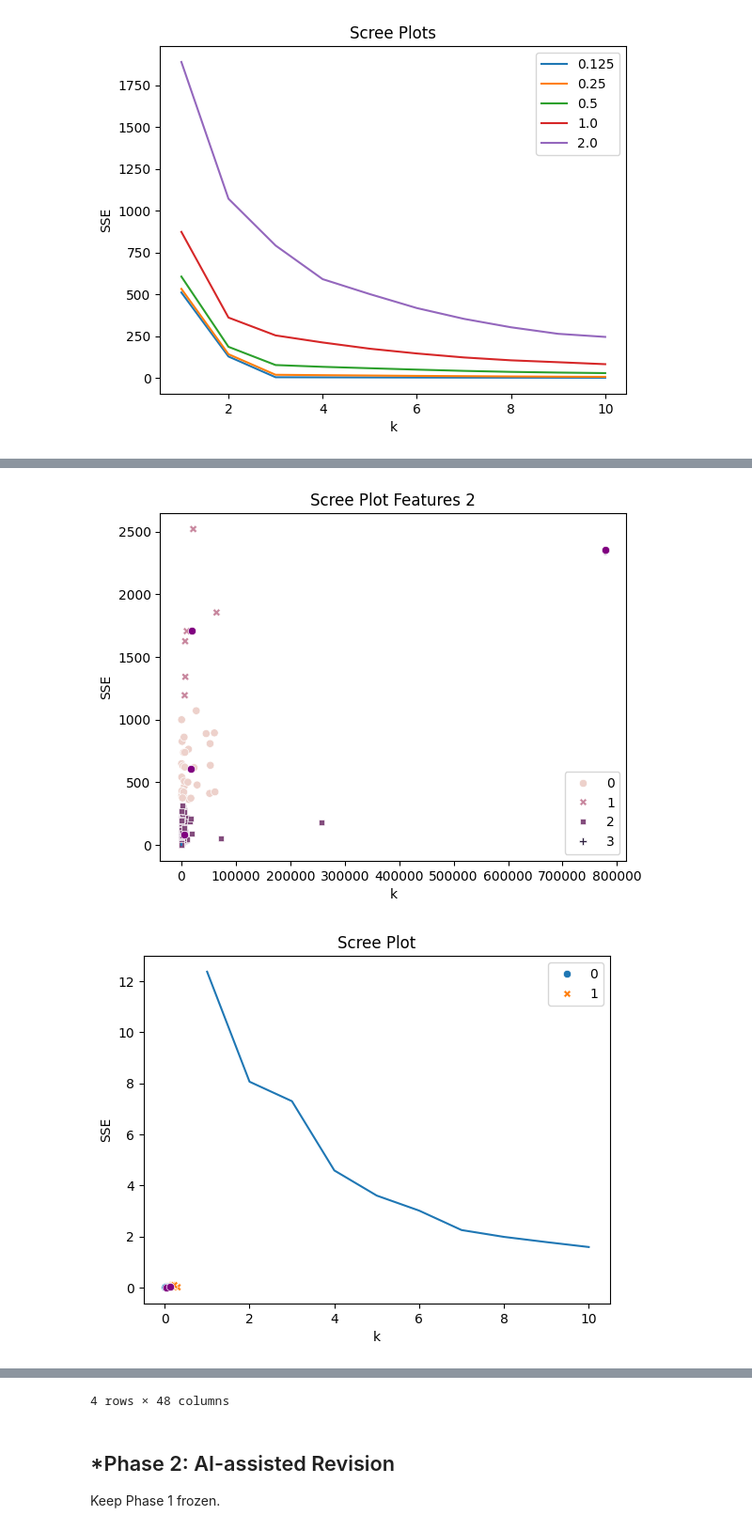
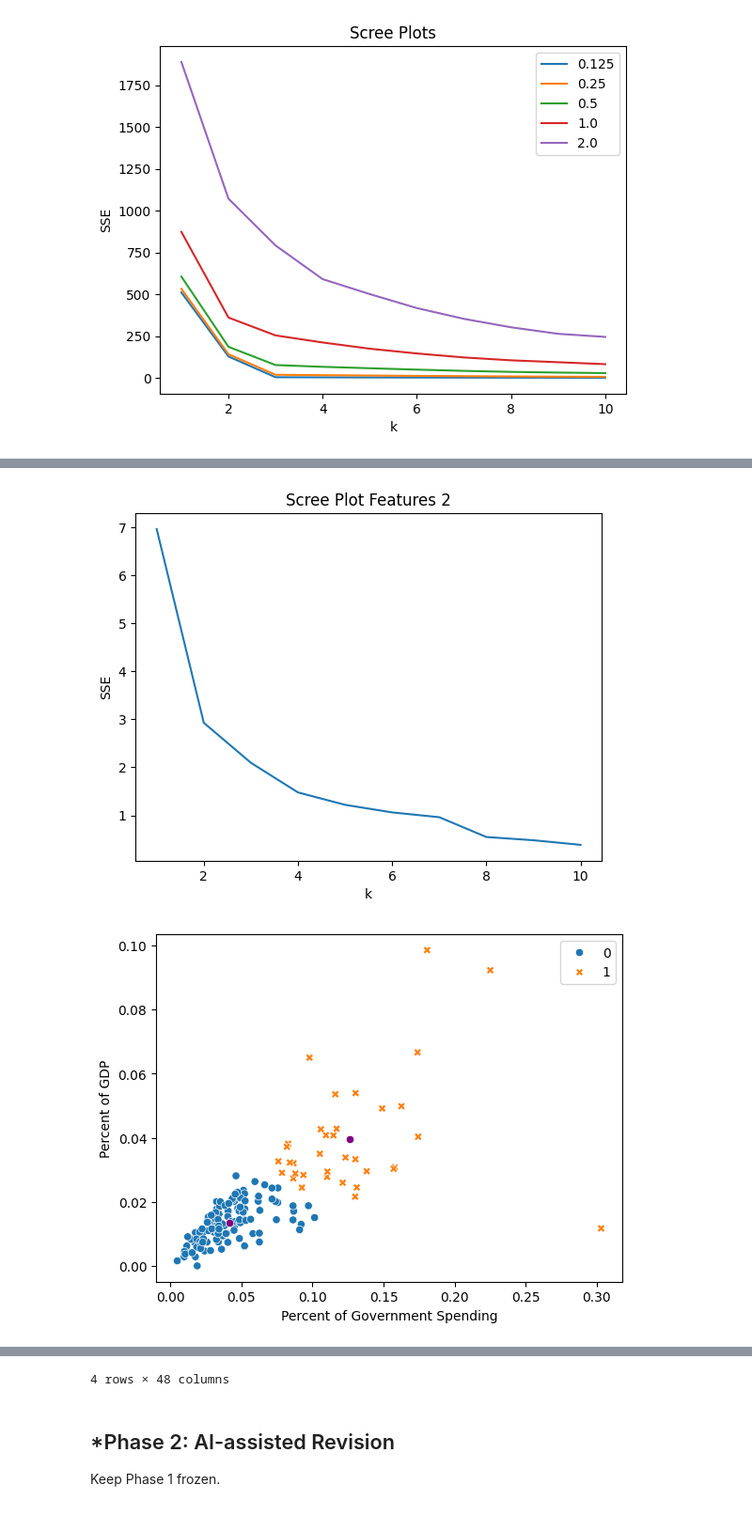
Before and after one commit to anayamgreen/A04-clustering, a Jupyter notebook: A04.ipynb, the cells around one changed output, grey strips where cells are left out. Shown at 94% size. Drawn from its saved outputs; the diff is of its cells as text; code cells hidden in the pictures.

```diff
--- a/A04.ipynb
+++ b/A04.ipynb
@@ -203,7 +213,7 @@ from sklearn.cluster import KMeans
 # read in the data
 df = pd.read_csv("/content/SIPRI Military Expenditure Database.csv")
 
-print("var.dtypes:")
+print("df.dtypes:")
 print(df.dtypes, '\n')
 
 # Look at the first few rows of the data using .head()
@@ -219,10 +229,10 @@ df = df.dropna()
 print(df.shape)
 print("the df", df.head())
 
-features = ["Spending (2020 USD)", "Spending per Capita"] #creating a feautres dataframe
 
 
 #--------Q2--------
+features = ["Spending (2020 USD)", "Spending per Capita"] #creating a feautres dataframe
 
 #scaling and calulating the min and max for features
 unscaled = df.loc[:, features]
@@ -243,25 +253,31 @@ SSE = [
     for k in ks
 ] # calculating the SSE
 
+plt.figure() # creating a new figure
 sns.lineplot(x=ks, y=SSE) # showing the scree plot
 
-plt.title("Scree Plots")# making a title
+plt.title("Scree Plot Features ")# making a title
 plt.xlabel("k") # making x value title
 plt.ylabel("SSE") # making y value title
-plt.legend()# creating legend
 plt.show() # showing the plots
 
 
 # Cluster Plot
-model = KMeans(n_clusters=4, n_init="auto", random_state=0).fit(X) # making the model
+model = KMeans(n_clusters=2, n_init="auto", random_state=0).fit(X) # making the model
 df["cluster"] = model.labels_ # putting the model.labels value in the df
 centers = model.cluster_centers_ * ranges.to_numpy() + mins.to_numpy() # creatingthe centers
 ax = sns.scatterplot(
     data=df, x="Spending (2020 USD)", y="Spending per Capita", hue="cluster", style="cluster"
 ) #creating the scatterplot
 sns.scatterplot(x=centers[:, 0], y=centers[:, 1], color="purple", ax=ax)# plot the centers
+plt.show() # showing the cluster plot
 
 print("Group by",df.groupby("cluster").describe())# look at clusters numerically
+
+# finding the us in the data
+us = df[df["Country"].str.contains("United States")]
+# showing the usa values and cluster
+print(us[["Country", "Spending (2020 USD)", "Spending per Capita", "cluster"]])
 
 #-------------Q3-----------------
 # Repeat for Percent of Government Spending and Percent of GDP
@@ -289,6 +305,7 @@ SSE = [
     for k in ks
 ]# calculating the SSE
 
+plt.figure() # creating a new figure
 sns.lineplot(x=ks, y=SSE)# making a lineplot
 
 plt.title("Scree Plot Features 2") # putting a title
@@ -296,20 +313,21 @@ plt.xlabel("k") # x axis label
 plt.ylabel("SSE") # y axis label
 plt.show() # show the plot
 
-
 # Cluster Plot
-model = KMeans(n_clusters=2, n_init="auto", random_state=0).fit(X)
-df["cluster"] = model.labels_
-centers = model.cluster_centers_ * ranges.to_numpy() + mins.to_numpy()
+model = KMeans(n_clusters=2, n_init="auto", random_state=0).fit(X) # making the model
+df["cluster"] = model.labels_ # putting the model.labels value in the df
+centers = model.cluster_centers_ * ranges.to_numpy() + mins.to_numpy() # creating the centers
 ax = sns.scatterplot(
     data=df, x="Percent of Government Spending", y="Percent of GDP", hue="cluster", style="cluster"
-)
-sns.scatterplot(x=centers[:, 0], y=centers[:, 1], color="purple", ax=ax)
+) # creating the scatterplot
+sns.scatterplot(x=centers[:, 0], y=centers[:, 1], color="purple", ax=ax) # plot the centers
+plt.show() # showing the cluster plot
+
+df.groupby("cluster").describe() # look at clusters numerically
 
 
-df.groupby("cluster").describe()
 
-
+#-------------Q4-----------------
 
 Factors = [
     "Spending (2020 USD)",
@@ -319,31 +337,35 @@ Factors = [
 ] # making the varaible for all of the features
 
 # finding the min and max
-unscaled = df.loc[:, Factors]
-mins = unscaled.min()
-ranges = unscaled.max() - mins
-X = (unscaled - mins) / ranges
+unscaled = df.loc[:, Factors] # selecting all four variables
+mins = unscaled.min() # finding the minimum of each variable
+ranges = unscaled.max() - mins # finding the range of each variable
+X = (unscaled - mins) / ranges # max-min normalizing all four variables
 
-X.agg(["min", "max"])
+X.agg(["min", "max"]) # checking that variables are normalized from 0 to 1
 
-#Making the scree plot
-ks = np.arange(1, 11)
+#Scree
+ks = np.arange(1, 11) # setting value KS
 
 SSE = [
-    KMeans(n_clusters=k, n_init="auto", random_state=0)
-    .fit(X).inertia_
+    KMeans(
+        n_clusters=k,
+        n_init="auto",
+        random_state=0
+    ).fit(X).inertia_
     for k in ks
-]
+] # calculating the SSE for each value of k
 
-sns.lineplot(x=ks, y=SSE)
+plt.figure() # creating a new figure
+sns.lineplot(x=ks, y=SSE) # showing the scree plot
 
-plt.title("Scree Plot")
-plt.xlabel("k")
-plt.ylabel("SSE")
-plt.show()
+plt.title("Scree Plot All Four Variables") # making a title
+plt.xlabel("k") # making x value title
+plt.ylabel("SSE") # making y value title
+plt.show() # showing the plot
 
 model = KMeans(n_clusters=4, n_init="auto", random_state=0).fit(X) # making the model
-df["cluster"] = model.labels_ # setting the df cluser to have this value
+df["cluster"] = model.labels_ # setting the df cluster to have this value
 
 df.groupby("cluster").describe() # showing the numbers of the cluster
 # %% [output]
@@ -385,2 +408,2 @@ cluster                         ...
-[figure, old version]
-[figure, old version]
+[figure, new version]
+[figure, added]
```
Also changed, not shown: parts of 2 cells of this notebook.
